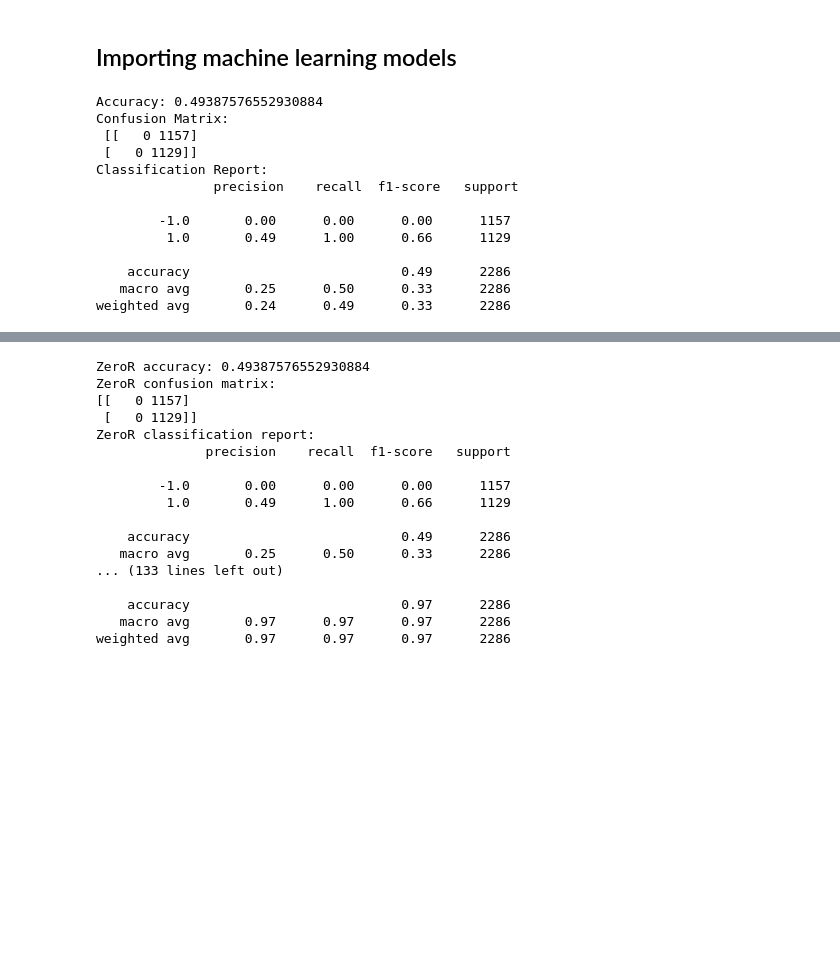
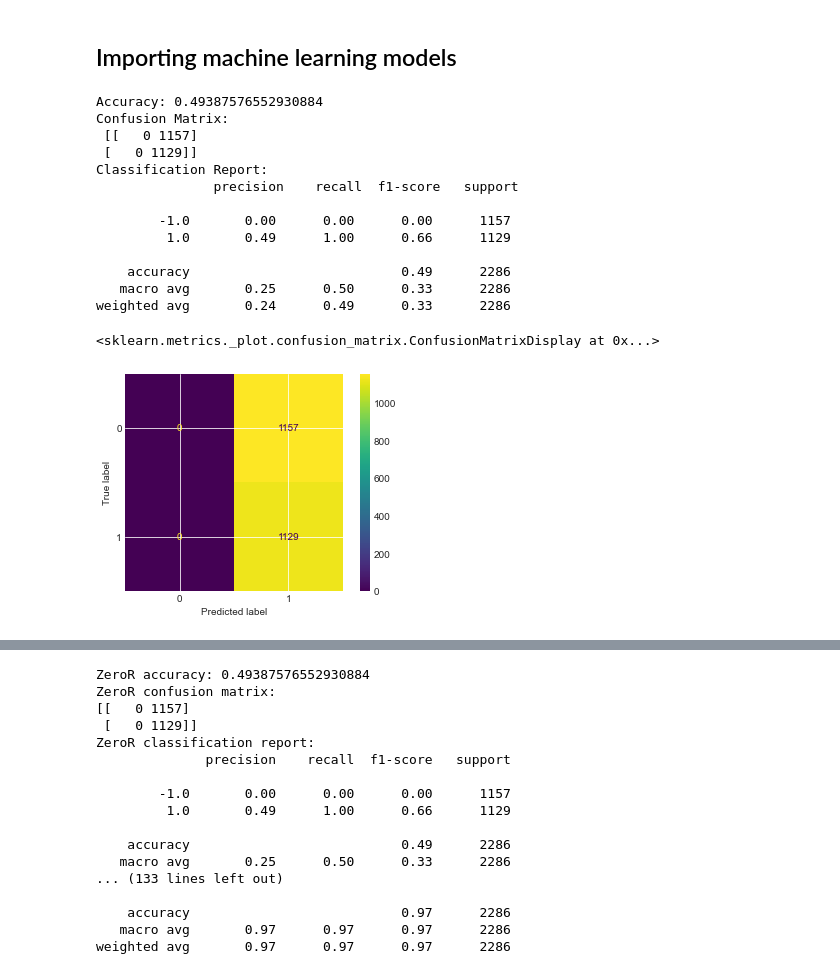
Before and after one commit to Mamdouh-Attia/Web-page-Phishing-Detection, a Jupyter notebook: workflow_notebook.ipynb, the cells around one changed output, grey strips where cells are left out. Drawn from its saved outputs; the diff is of its cells as text; code cells hidden in the pictures; blank space fills up the shorter version.

```diff
--- a/workflow_notebook.ipynb
+++ b/workflow_notebook.ipynb
@@ -285,27 +323,34 @@ from sklearn.dummy import DummyClassifier
 # %%
 #First of all , we will use ZeroR as a baseline model
 #ZeroR is a simple model that predicts the majority class
+
+from sklearn.metrics import ConfusionMatrixDisplay
+
 
 zero_r = DummyClassifier(strategy='most_frequent', random_state=12)
 zero_r.fit(X_train, y_train)
 y_pred = zero_r.predict(X_test)
 acc_zero_r = accuracy_score(y_test, y_pred)
 print('Accuracy:', acc_zero_r)
 print('Confusion Matrix:\n', confusion_matrix(y_test, y_pred))
 print('Classification Report:\n', classification_report(y_test, y_pred))
+#confusion matrix
+ConfusionMatrixDisplay(confusion_matrix(y_test, y_pred)).plot()
 # %% [output]
 Accuracy: 0.49387576552930884
 Confusion Matrix:
  [[   0 1157]
  [   0 1129]]
 Classification Report:
                precision    recall  f1-score   support
 
         -1.0       0.00      0.00      0.00      1157
          1.0       0.49      1.00      0.66      1129
 
     accuracy                           0.49      2286
    macro avg       0.25      0.50      0.33      2286
 weighted avg       0.24      0.49      0.33      2286
+<sklearn.metrics._plot.confusion_matrix.ConfusionMatrixDisplay at 0x...>
+[figure, added]
 # %%
 #logistic regression
```
Also changed, not shown: parts of 26 cells of this notebook, 5 other files.
